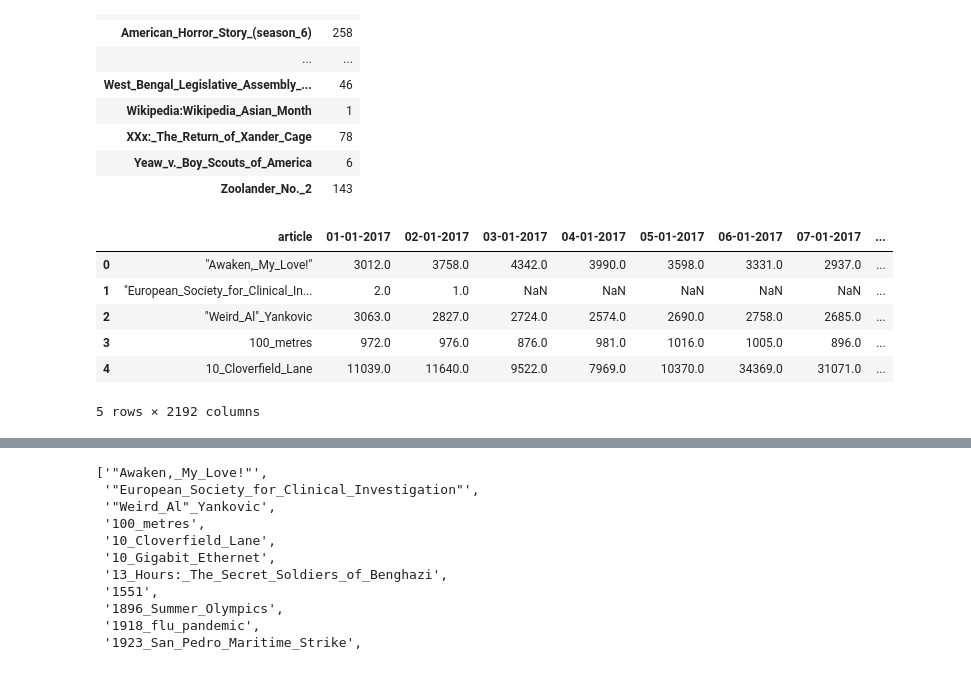
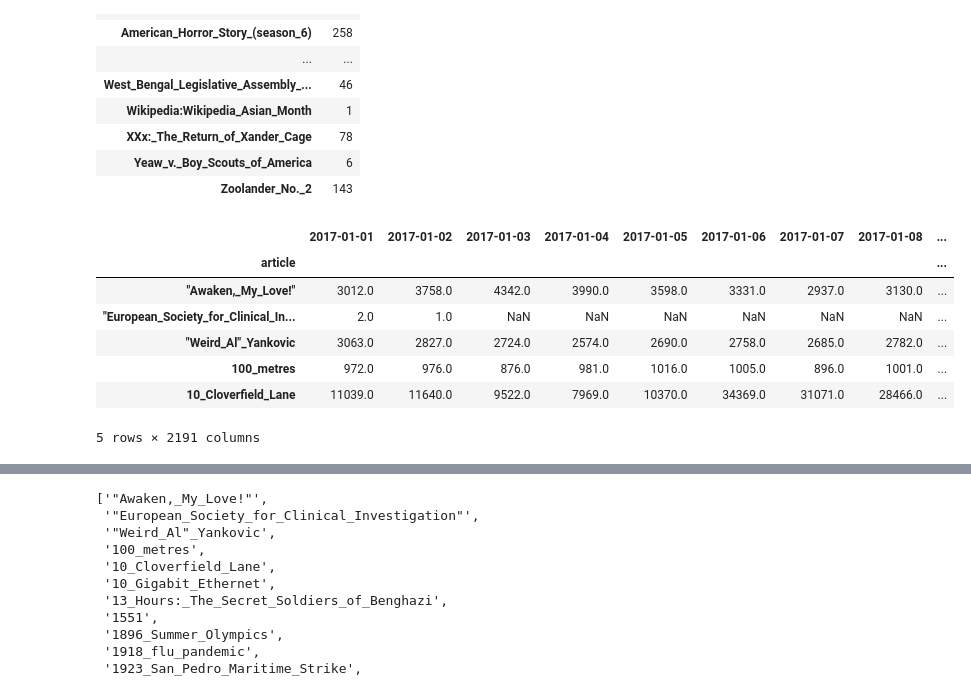
Before and after one commit to AmalCPauly/Web-Traffic-Time-Series-Forecasting, a Jupyter notebook: web-traffic-forecasting.ipynb, the cells around one changed output, grey strips where cells are left out. Drawn from its saved outputs; the diff is of its cells as text; code cells hidden in the pictures.

```diff
--- a/web-traffic-forecasting.ipynb
+++ b/web-traffic-forecasting.ipynb
@@ -150,13 +165,16 @@ nulls[nulls[0] != 0]
 | Yeaw_v._Boy_Scouts_of_America | 6 |
 | Zoolander_No._2 | 143 |
 # %%
-df = pd.read_csv('data.csv')
+# Reading CSV file.
+df = pd.read_csv('data.csv', index_col = 'article')
+df.columns = pd.to_datetime(df.columns, format='%d-%m-%Y')
 df.head()
 # %% [output]
-|  | article | 01-01-2017 | 02-01-2017 | 03-01-2017 | 04-01-2017 | 05-01-2017 | 06-01-2017 | 07-01-2017 | ... |
-| 0 | "Awaken,_My_Love!" | 3012.0 | 3758.0 | 4342.0 | 3990.0 | 3598.0 | 3331.0 | 2937.0 | ... |
-| 1 | "European_Society_for_Clinical_In... | 2.0 | 1.0 | NaN | NaN | NaN | NaN | NaN | ... |
-| 2 | "Weird_Al"_Yankovic | 3063.0 | 2827.0 | 2724.0 | 2574.0 | 2690.0 | 2758.0 | 2685.0 | ... |
-| 3 | 100_metres | 972.0 | 976.0 | 876.0 | 981.0 | 1016.0 | 1005.0 | 896.0 | ... |
-| 4 | 10_Cloverfield_Lane | 11039.0 | 11640.0 | 9522.0 | 7969.0 | 10370.0 | 34369.0 | 31071.0 | ... |
+|  | 2017-01-01 | 2017-01-02 | 2017-01-03 | 2017-01-04 | 2017-01-05 | 2017-01-06 | 2017-01-07 | 2017-01-08 | ... |
+| article |  |  |  |  |  |  |  |  | ... |
+| "Awaken,_My_Love!" | 3012.0 | 3758.0 | 4342.0 | 3990.0 | 3598.0 | 3331.0 | 2937.0 | 3130.0 | ... |
+| "European_Society_for_Clinical_In... | 2.0 | 1.0 | NaN | NaN | NaN | NaN | NaN | NaN | ... |
+| "Weird_Al"_Yankovic | 3063.0 | 2827.0 | 2724.0 | 2574.0 | 2690.0 | 2758.0 | 2685.0 | 2782.0 | ... |
+| 100_metres | 972.0 | 976.0 | 876.0 | 981.0 | 1016.0 | 1005.0 | 896.0 | 1001.0 | ... |
+| 10_Cloverfield_Lane | 11039.0 | 11640.0 | 9522.0 | 7969.0 | 10370.0 | 34369.0 | 31071.0 | 28466.0 | ... |
-5 rows × 2192 columns
+5 rows × 2191 columns
```
Also changed, not shown: parts of 36 cells of this notebook.
